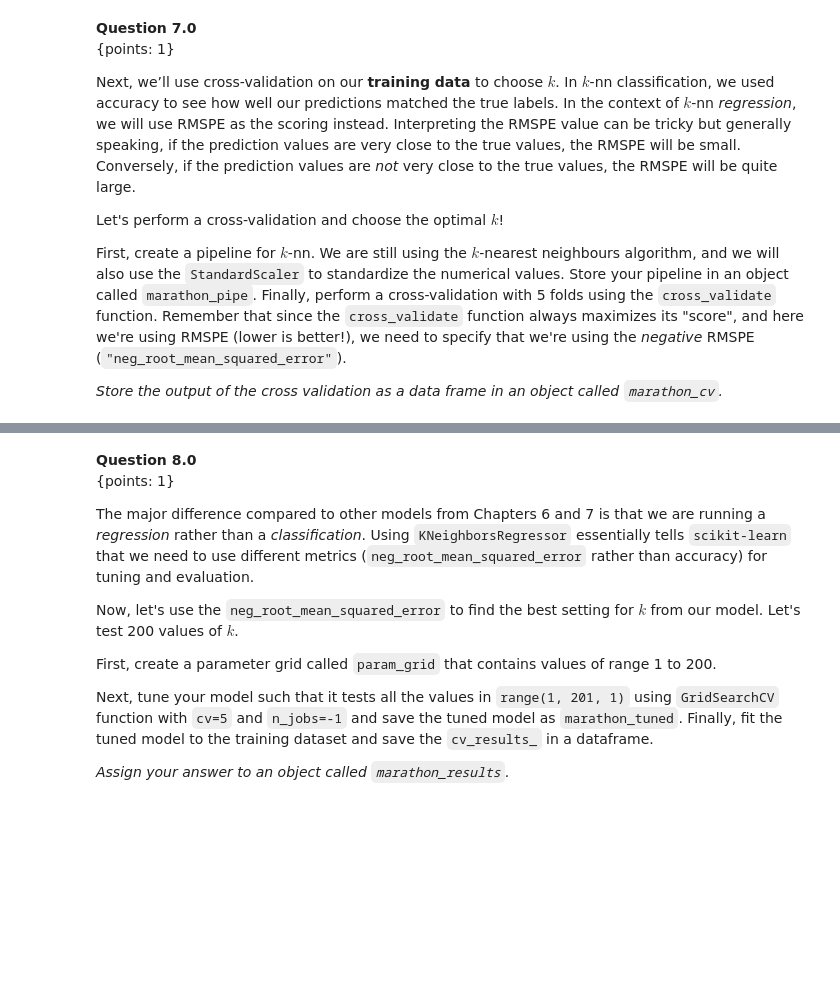
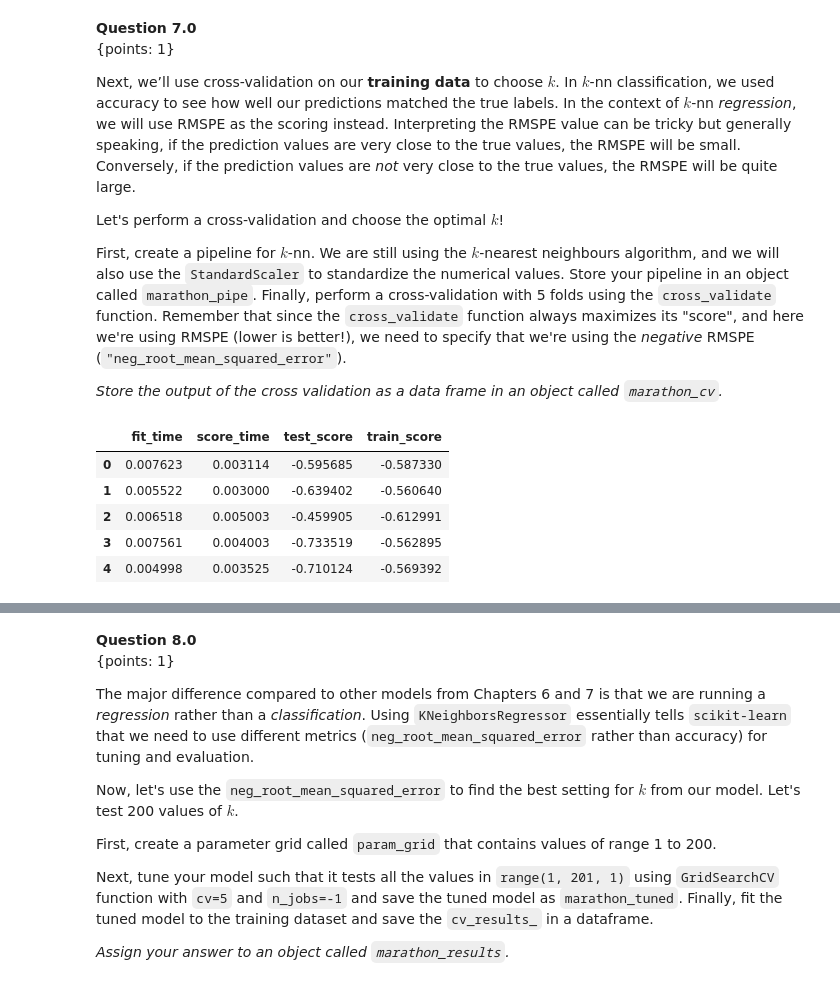
Before and after one commit to kshim99/DS-Modelling-Practice, a Jupyter notebook: data-science-a-first-intro-python-worksheets-main/py_worksheet_regression1/py_worksheet_regression1.ipynb, the cells around one changed output, grey strips where cells are left out. Saved outputs shown, nothing was run; the diff lists cells and outputs as text; code cells hidden in the pictures; blank space fills up the shorter version.

```diff
--- a/data-science-a-first-intro-python-worksheets-main/py_worksheet_regression1/py_worksheet_regression1.ipynb
+++ b/data-science-a-first-intro-python-worksheets-main/py_worksheet_regression1/py_worksheet_regression1.ipynb
@@ -418,22 +455,44 @@ First, create a pipeline for $k$-nn. We are still using the $k$-nearest neighbou
 # %%
 # ___ = make_pipeline(
 #     ___,
 #     ___,
 # )
 #
 # marathon_cv = pd.___(
 #     cross_validate(
 #         ___,
 #         ___,
 #         ___,
 #         scoring=___,
 #         return_train_score=True,
 #     )
 # )
 
 # your code here
-raise NotImplementedError
+marathon_pipe = make_pipeline(
+    StandardScaler(),
+    KNeighborsRegressor()
+)
+marathon_cv = pd.DataFrame(
+    cross_validate(
+        marathon_pipe,
+        X_train,
+        y_train,
+        scoring='neg_root_mean_squared_error',
+        return_train_score=True,
+        cv = 5
+    )
+)
 marathon_cv
+
+# Success on binder, but not locally when not using Docker
+# %% [output]
+|  | fit_time | score_time | test_score | train_score |
+| 0 | 0.007623 | 0.003114 | -0.595685 | -0.587330 |
+| 1 | 0.005522 | 0.003000 | -0.639402 | -0.560640 |
+| 2 | 0.006518 | 0.005003 | -0.459905 | -0.612991 |
+| 3 | 0.007561 | 0.004003 | -0.733519 | -0.562895 |
+| 4 | 0.004998 | 0.003525 | -0.710124 | -0.569392 |
 # %%
 from hashlib import sha1
 assert sha1(str(type(marathon_pipe is None)).encode("utf-8")+b"c0a1e8920cc4216e").hexdigest() == "b213152a68ff01dbcbb48f4575c7c280d5ddcdbb", "type of marathon_pipe is None is not bool. marathon_pipe is None should be a bool"
```
Also changed, not shown: parts of 27 cells of this notebook.
